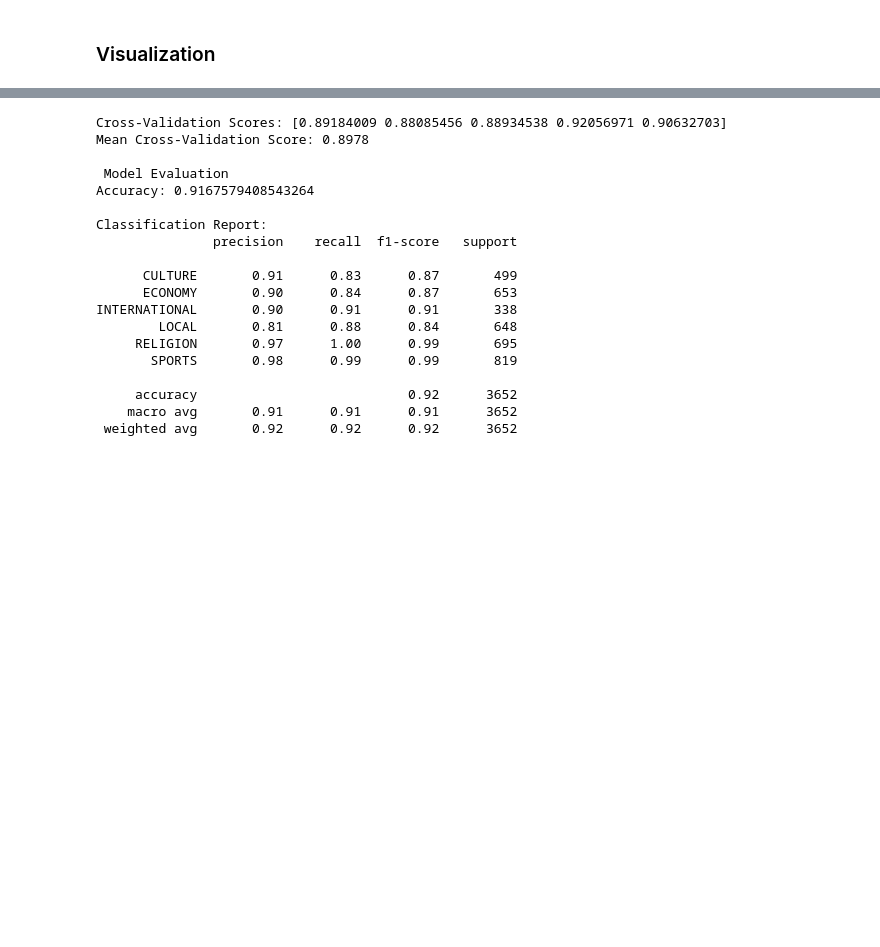
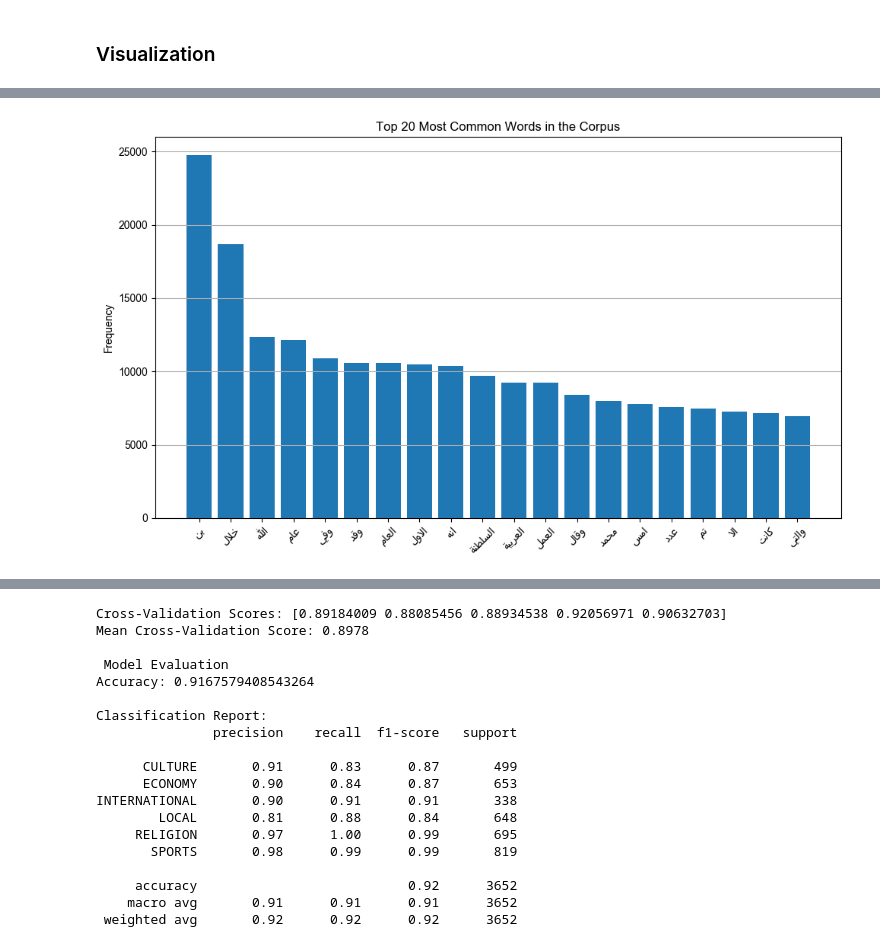
Before and after one commit to SaudAlhafith/CS365-Project, a Jupyter notebook: exploring_dataset.ipynb, the cells around one changed output, grey strips where cells are left out. Drawn from its saved outputs; the diff is of its cells as text; code cells hidden in the pictures; blank space fills up the shorter version.

Commit message:
Visualization doen

```diff
--- a/exploring_dataset.ipynb
+++ b/exploring_dataset.ipynb
@@ -144 +142,14 @@ import matplotlib.pyplot as plt
+# %%
+import matplotlib.pyplot as plt
+import matplotlib.font_manager as fm
+from collections import Counter
+import arabic_reshaper
+from bidi.algorithm import get_display
+%matplotlib inline
+
+fm.fontManager.addfont('arial-unicode-ms.ttf')
+arabic_font = fm.FontProperties(fname='arial-unicode-ms.ttf')
+
+plt.rcParams['font.family'] = 'sans-serif'
+plt.rcParams['font.sans-serif'] = arabic_font.get_name()
 # %%
@@ -170,0 +181,3 @@ vocab
+# %%
+word_counts = Counter()
+df['processed_text'].str.split().apply(word_counts.update)
@@ -170,0 +197,15 @@ vocab
+# %%
+common_words = word_counts.most_common(20)
+
+words, counts = zip(*common_words)
+display_words = list(map(get_display, map(arabic_reshaper.reshape, words)))
+plt.figure(figsize=(10, 6))
+plt.bar(display_words, counts)
+plt.title("Top 20 Most Common Words in the Corpus")
+plt.ylabel('Frequency')
+plt.xticks(rotation=45)
+plt.grid(axis='y')
+plt.tight_layout()
+plt.show()
+# %% [output]
+[figure, added]
```
Also changed, not shown: parts of 13 cells of this notebook, 1 other file.
